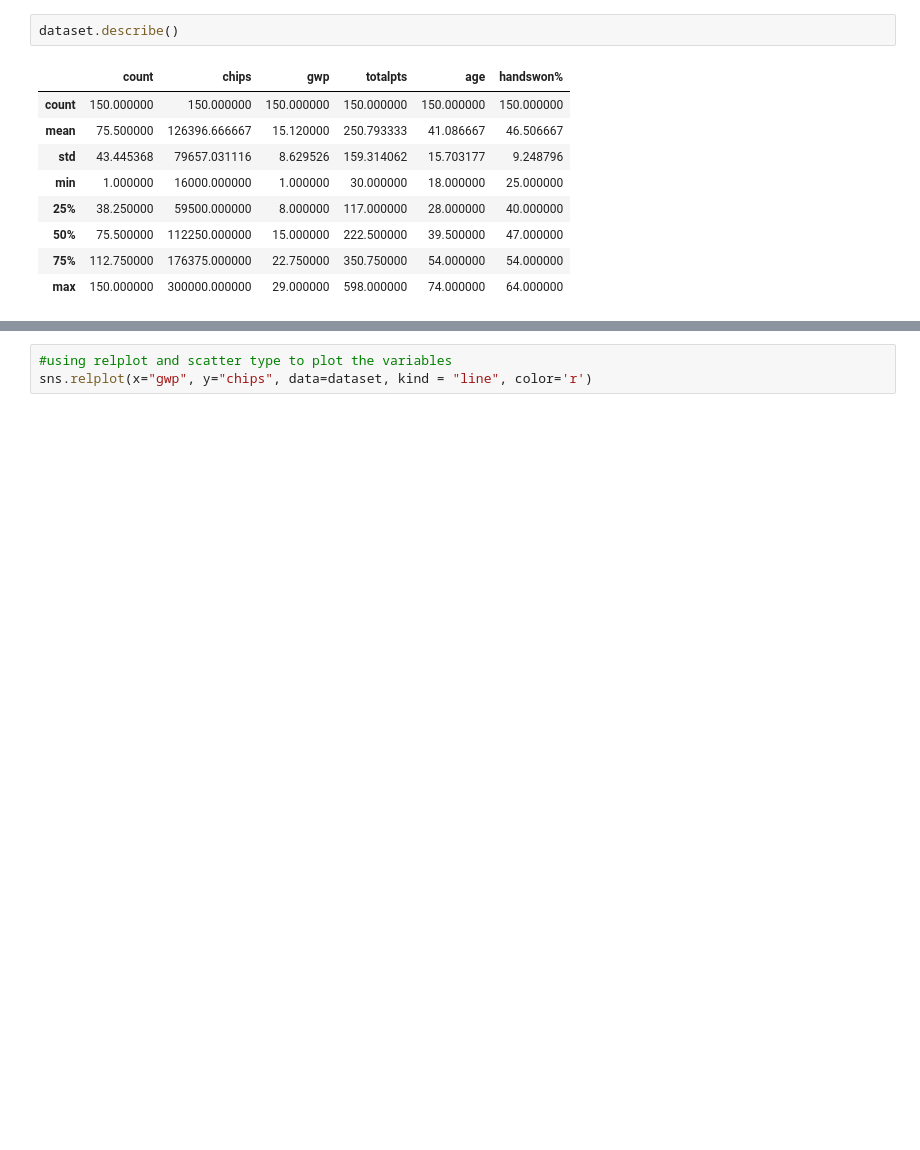
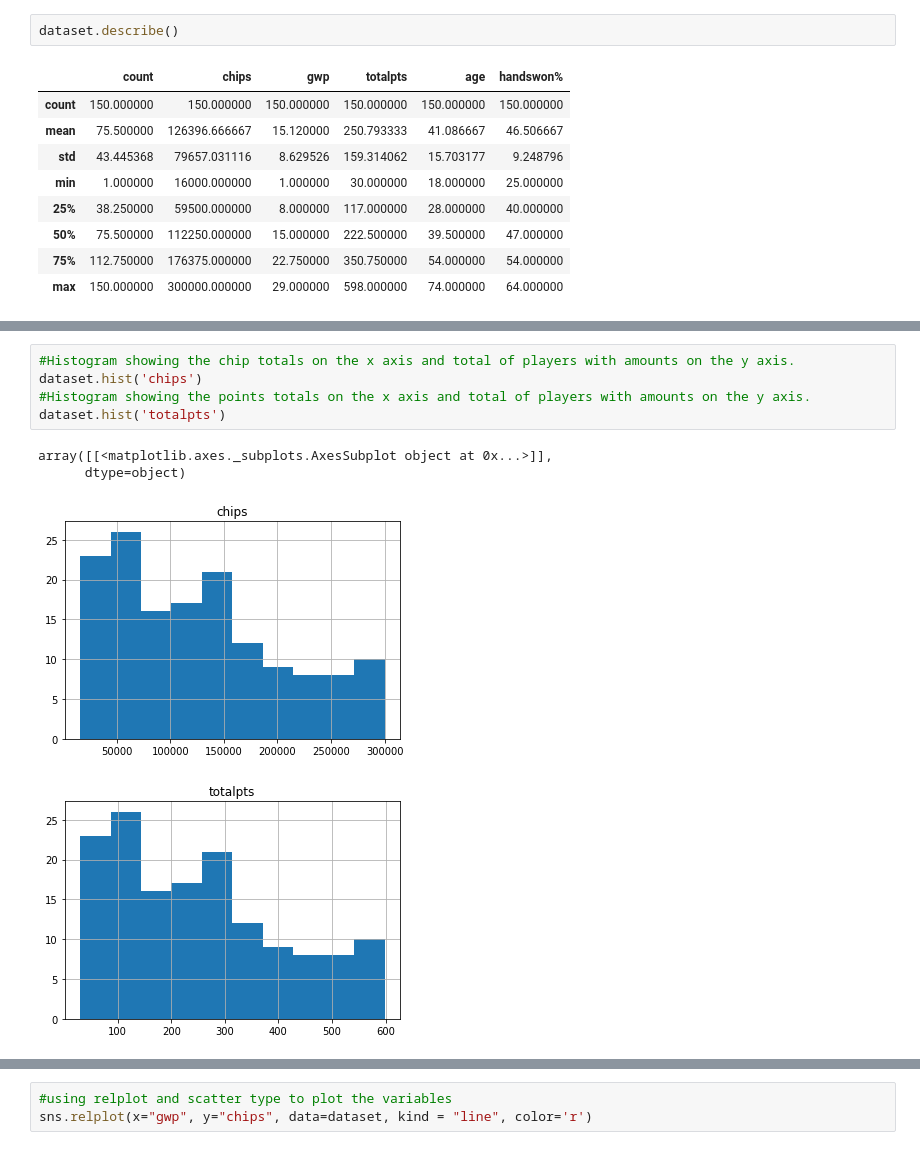
Before and after one commit to garycunningham89/progdataanalysisproject, a Jupyter notebook: Programming for Data Analysis Final Project.ipynb, the cells around one changed output, grey strips where cells are left out. Cells and saved outputs as stored; diff of their text form; blank space fills up the shorter version.

```diff
--- a/Programming for Data Analysis Final Project.ipynb
+++ b/Programming for Data Analysis Final Project.ipynb
@@ -486,0 +494,10 @@ AxesSubplot(0.125,0.125;0.775x0.755)
+# %%
+#Histogram showing the chip totals on the x axis and total of players with amounts on the y axis.
+dataset.hist('chips')
+#Histogram showing the points totals on the x axis and total of players with amounts on the y axis.
+dataset.hist('totalpts')
+# %% [output]
+array([[<matplotlib.axes._subplots.AxesSubplot object at 0x...>]],
+      dtype=object)
+[figure, added]
+[figure, added]
```
Also changed, not shown: parts of 35 cells of this notebook, 1 other file.
